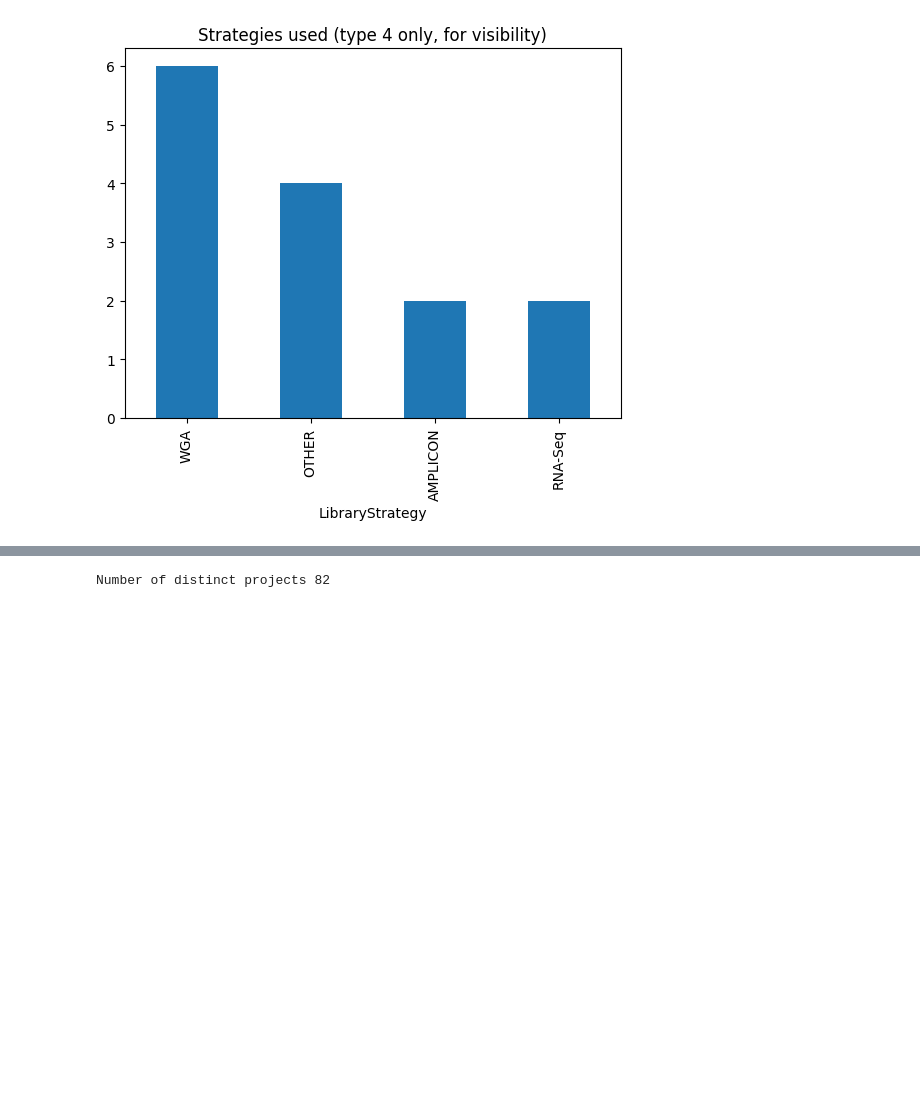
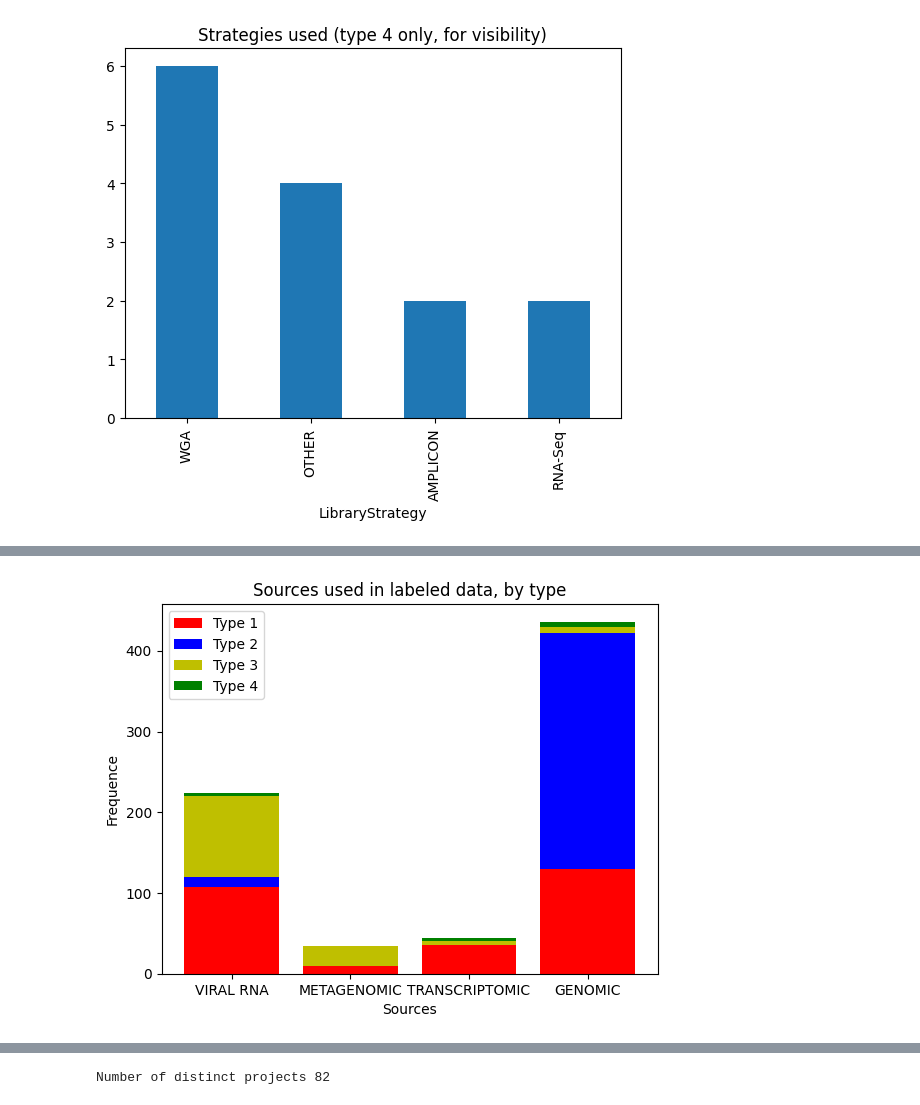
Before and after one commit to Fossam40/DENV-dataAnalysis, a Jupyter notebook: sampleStatistics.ipynb, the cells around one changed output, grey strips where cells are left out. Saved outputs shown, nothing was run; the diff lists cells and outputs as text; code cells hidden in the pictures; blank space fills up the shorter version.

```diff
--- a/sampleStatistics.ipynb
+++ b/sampleStatistics.ipynb
@@ -115,0 +124,18 @@ Text(0.5, 1.0, 'Strategies used (type 4 only, for visibility)')
+# %%
+distinctSources = labeled["LibrarySource"].unique()
+type1_sources = np.array([type1[type1.LibrarySource == i].shape[0] for i in distinctSources])
+type2_sources = np.array([type2[type2.LibrarySource == i].shape[0] for i in distinctSources])
+type3_sources = np.array([type3[type3.LibrarySource == i].shape[0] for i in distinctSources])
+type4_sources = np.array([type4[type4.LibrarySource == i].shape[0] for i in distinctSources])
+
+plt.bar(distinctSources, type1_sources, color='r')
+plt.bar(distinctSources, type2_sources, bottom=type1_sources, color='b')
+plt.bar(distinctSources, type3_sources, bottom=type1_sources+type2_sources, color='y')
+plt.bar(distinctSources, type4_sources, bottom=type1_sources + type2_sources+type3_sources, color='g')
+plt.xlabel("Sources")
+plt.ylabel("Frequence")
+plt.legend(["Type 1", "Type 2", "Type 3", "Type 4"])
+plt.title("Sources used in labeled data, by type")
+plt.show()
+# %% [output]
+[figure, added]
```
Also changed, not shown: parts of 5 cells of this notebook.
